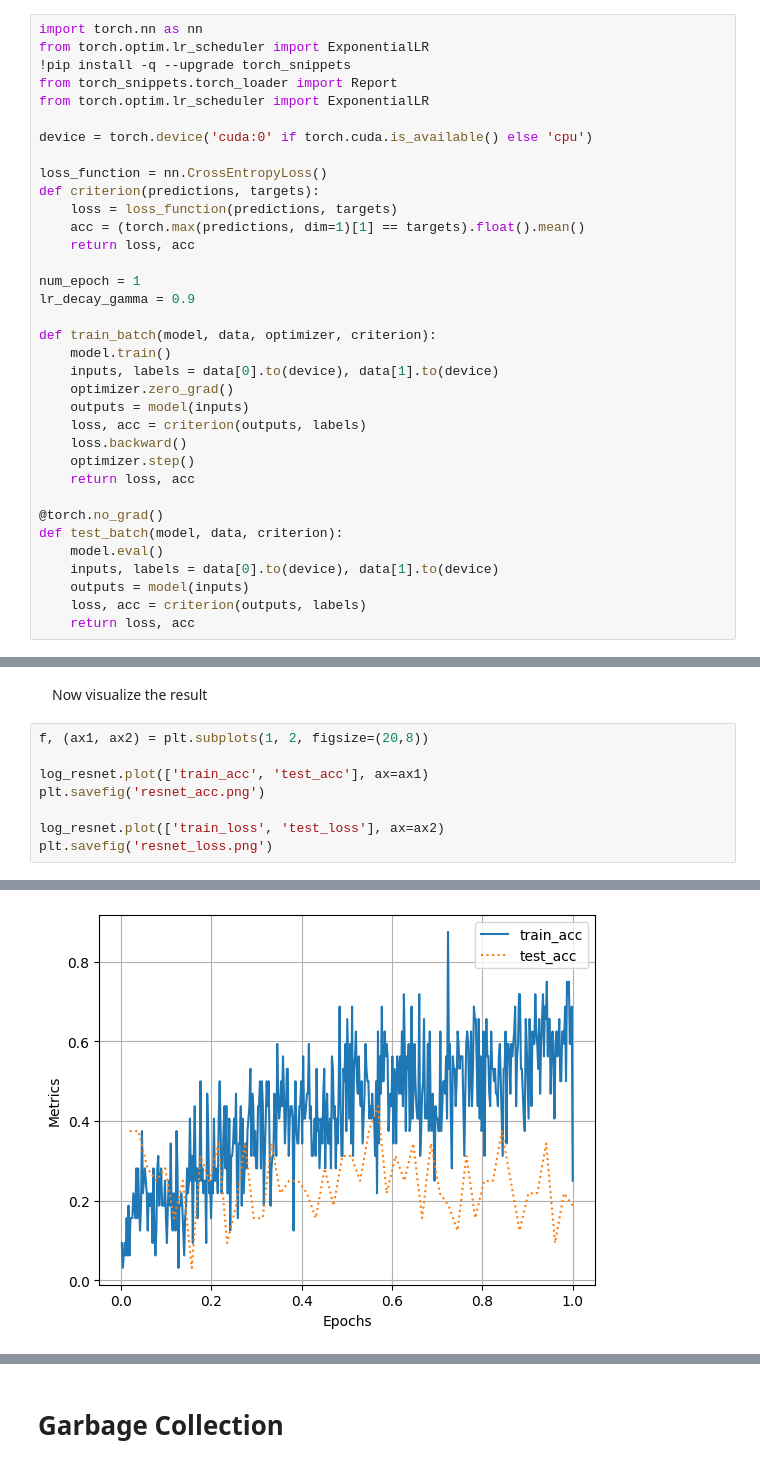
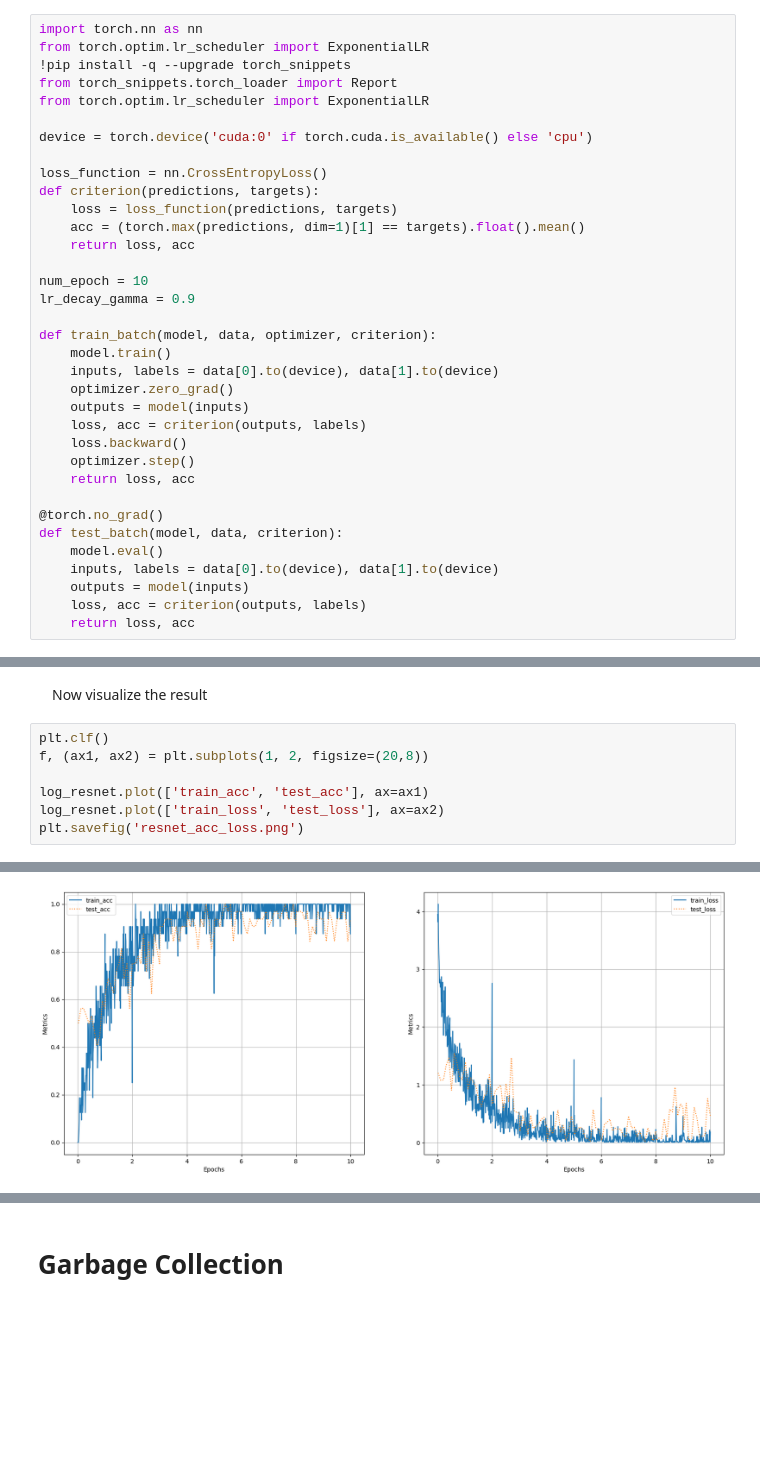
Before and after one commit to KSDeng/Mahjong-Master, a Jupyter notebook: Report.ipynb, the cells around one changed output, grey strips where cells are left out. Saved outputs shown, nothing was run; the diff lists cells and outputs as text; blank space fills up the shorter version.

Commit message:
update Report and res figure

```diff
--- a/Report.ipynb
+++ b/Report.ipynb
@@ -410,7 +410,7 @@ def criterion(predictions, targets):
     acc = (torch.max(predictions, dim=1)[1] == targets).float().mean()
     return loss, acc
 
-num_epoch = 1
+num_epoch = 10
 lr_decay_gamma = 0.9
 
 def train_batch(model, data, optimizer, criterion):
@@ -612,11 +644,10 @@ KeyboardInterrupt:
 # %% [markdown]
 &emsp;Now visualize the result
 # %%
+plt.clf()
 f, (ax1, ax2) = plt.subplots(1, 2, figsize=(20,8))
 
 log_resnet.plot(['train_acc', 'test_acc'], ax=ax1)
-plt.savefig('resnet_acc.png')
-
 log_resnet.plot(['train_loss', 'test_loss'], ax=ax2)
-plt.savefig('resnet_loss.png')
+plt.savefig('resnet_acc_loss.png')
 # %% [output]
@@ -623 +655 @@ plt.savefig('resnet_loss.png')
-[figure, old version]
+[figure, new version]
```
Also changed, not shown: parts of 11 cells of this notebook, 2 other files.
